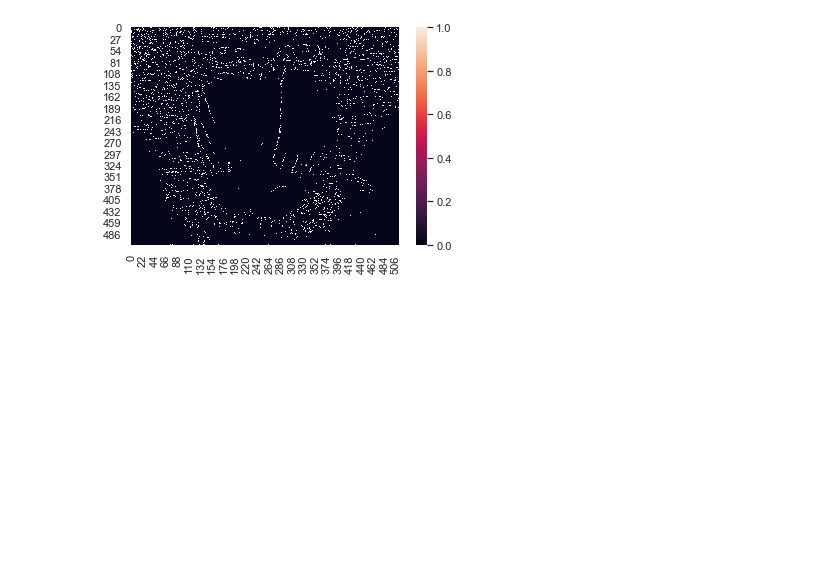
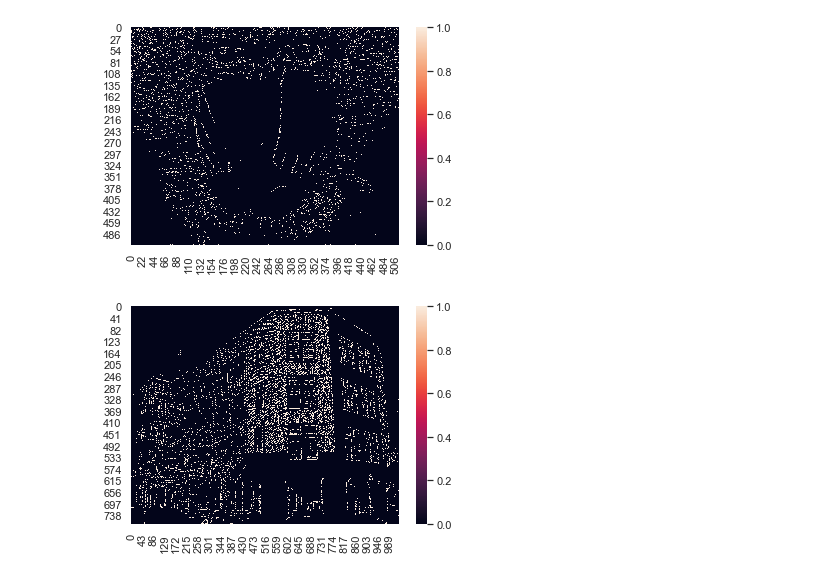
Before and after one commit to kwantlin/student-assignment-1, a Jupyter notebook: hw1.ipynb, the cells around one changed output. Drawn from its saved outputs; the diff is of its cells as text; code cells hidden in the pictures; blank space fills up the shorter version.

```diff
--- a/hw1.ipynb
+++ b/hw1.ipynb
@@ -201,5 +207,7 @@ ax6 = sns.heatmap(edgemap_mandrill)
 # %%
 img_cs = cv2.imread('example_images/csbldg.jpg', 1)
 gray_cs = cv2.cvtColor(img_cs, cv2.COLOR_BGR2GRAY)
-edgemap_cs = cannyEdgeDetection(gray_cs, sigma, 0.2, 0.8)
+edgemap_cs = cannyEdgeDetection(gray_cs, sigma, 0.3, 0.7)
 ax7 = sns.heatmap(edgemap_cs)
+# %% [output]
+[figure, added]
```
Also changed, not shown: parts of 4 cells of this notebook, 1 other file.
